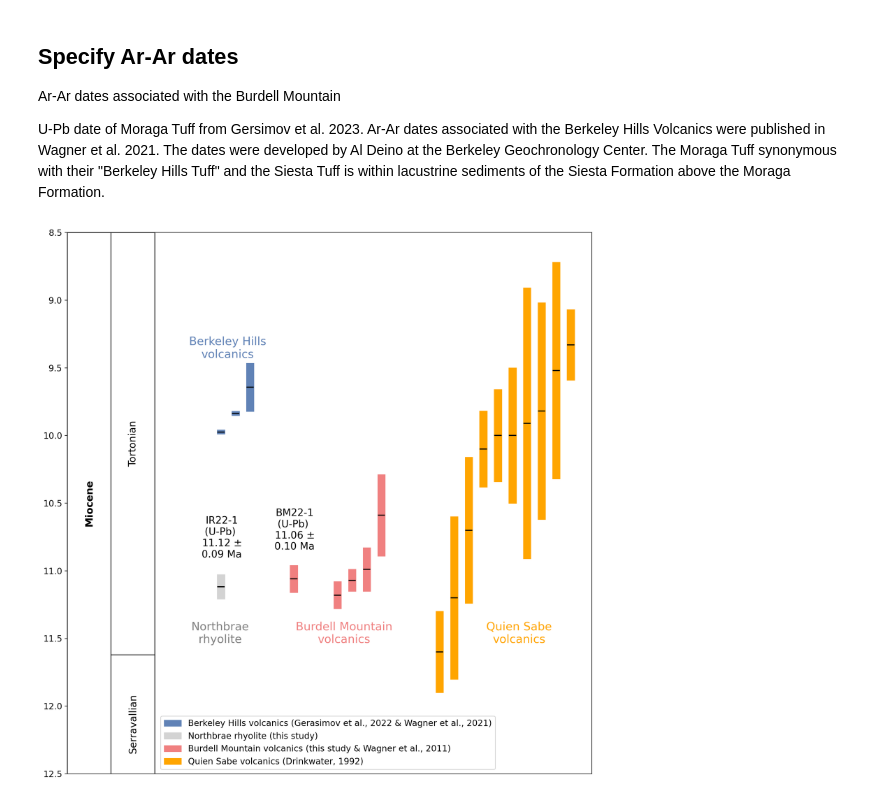
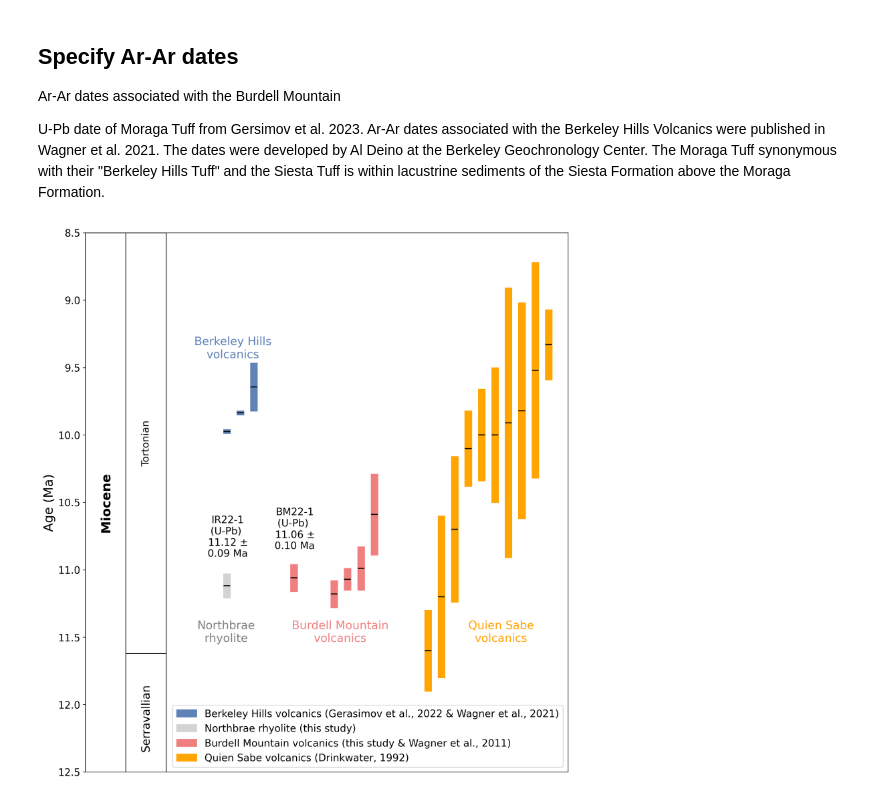
Before and after one commit to Swanson-Hysell-Group/Northbrae_Volcanics, a Jupyter notebook: code/date_bar_plots.ipynb, the cells around one changed output. Drawn from its saved outputs; the diff is of its cells as text; code cells hidden in the pictures.

Commit message:
tweak fontsizes

```diff
--- a/code/date_bar_plots.ipynb
+++ b/code/date_bar_plots.ipynb
@@ -273,7 +273,7 @@ Indian_Rock_weighted_mean_2sigma = 0.089
 plot_age_min = 8.5
 plot_age_max = 12.5
 
-fig, ax = plt.subplots(figsize=(11,11))
+fig, ax = plt.subplots(figsize=(11.1,11))
 
 Ar_width = 0.5
 
@@ -457,7 +457,7 @@ ax.add_patch(Quien_Sabe_K_Ar_error_88Sg_12)
 
 ax.add_patch(matplotlib.patches.Rectangle((-6, plot_age_min), 3, 50, facecolor='white',edgecolor='black'))
 ax.annotate('Miocene', (-4.5, (plot_age_max+plot_age_min)/2), color='black', weight='bold',
-            fontsize=14, ha='center', va='center',rotation=90)
+            fontsize=18, ha='center', va='center',rotation=90)
 
 #11.62 Serravallian - Tortonian boundary
 #13.82 Langhian - Serravallian boundary
@@ -467,35 +467,37 @@ Langhian_Serravallian = 13.82
 ax.add_patch(matplotlib.patches.Rectangle((-3, Langhian_Serravallian),
                                           3, 50, facecolor='white',edgecolor='black'))
 ax.annotate('Langhian', (-1.5, (plot_age_max+Langhian_Serravallian)/2), color='black',
-            fontsize=14, ha='center', va='center',rotation=90)
+            fontsize=16, ha='center', va='center',rotation=90)
 
 ax.add_patch(matplotlib.patches.Rectangle((-3, Serravallian_Tortonian),
                                           3, Langhian_Serravallian-Serravallian_Tortonian, facecolor='white',edgecolor='black'))
 ax.annotate('Serravallian', (-1.5, 12.35), color='black',
-            fontsize=14, ha='center', va='bottom',rotation=90)
+            fontsize=16, ha='center', va='bottom',rotation=90)
 
 ax.add_patch(matplotlib.patches.Rectangle((-3, plot_age_min),
                                           3, Serravallian_Tortonian-plot_age_min, facecolor='white',edgecolor='black'))
 ax.annotate('Tortonian', (-1.5, (Serravallian_Tortonian+plot_age_min)/2), color='black',
             fontsize=14, ha='center', va='center',rotation=90)
 
-plt.legend(loc='lower left',bbox_to_anchor=(0.17, 0., 0.5, 0.5),fontsize=12)
+plt.legend(loc='lower left',bbox_to_anchor=(0.17, 0., 0.5, 0.5),fontsize=14)
 
 # Labels
 ax.text(5,Siesta_Tuff_Ar_date-0.2,'Berkeley Hills\nvolcanics',size='16',horizontalalignment='center',
         verticalalignment='bottom',multialignment='center',rotation=0, color='#6082B6')
 
 ax.text(25,11.55,'Quien Sabe\nvolcanics',size='16',horizontalalignment='center',
         verticalalignment='bottom',multialignment='center',rotation=0, color='orange')
 
 ax.text(4.5,11.55,'Northbrae\nrhyolite',size='16',horizontalalignment='center',
         verticalalignment='bottom',multialignment='center',rotation=0, color='grey')
 
 ax.text(13,11.55,'Burdell Mountain\nvolcanics',size='16',horizontalalignment='center',
         verticalalignment='bottom',multialignment='center',rotation=0, color='lightcoral')
 
+ax.tick_params(axis='y', labelsize=14)
+plt.ylabel('Age (Ma)',fontsize=18)
 plt.tight_layout()
 plt.savefig('./output/Coast_Range_Volcanics_Dates.pdf')
 plt.show()
 # %% [output]
-[figure, old version]
+[figure, new version]
```
Also changed, not shown: 1 other file.
